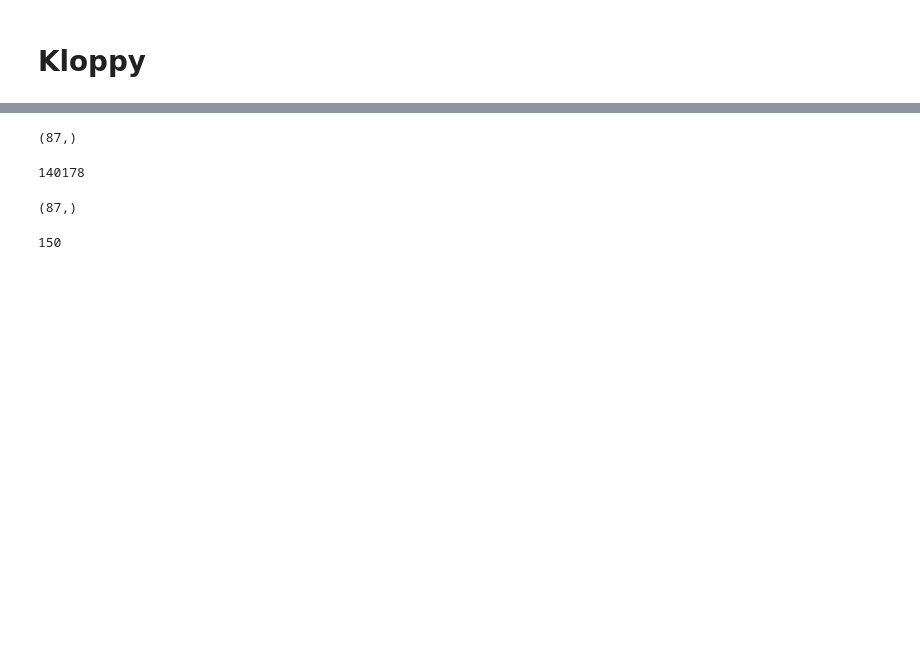
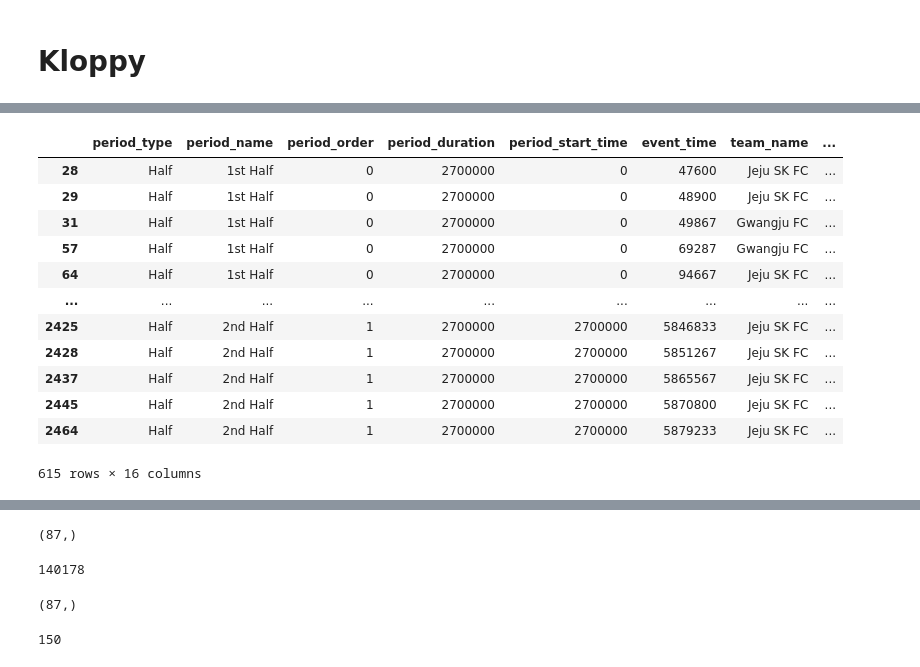
Before and after one commit to leemingo/express-v2, a Jupyter notebook: notebook/2-generate-dataset.ipynb, the cells around one changed output, grey strips where cells are left out. Saved outputs shown, nothing was run; the diff lists cells and outputs as text; code cells hidden in the pictures; blank space fills up the shorter version.

```diff
--- a/notebook/2-generate-dataset.ipynb
+++ b/notebook/2-generate-dataset.ipynb
@@ -100,6 +101,14 @@ def _normalize_coordinate_direction(df, home_team_id):
     else:
         print("Warning: No data found for period 1. Skipping main orientation check.")
     return df_normalized
+# %%
+pressed_error_lst = [126315, 126319, 126325, 126341, 126348,
+                     126350, 126356, 126380, 126386, 126391,
+                     126408, 126433, 126444, 126448, 126466,
+                     126473, 153373, 153379, 153381, 153385,
+                     153390]
+pressed_error_lst = [126341]
+pressed_error_lst = [str(x) for x in pressed_error_lst]
 # %%
 data_path = "/data/MHL/bepro/processed/"
 results = []
@@ -107,6 +116,7 @@ if os.path.exists(data_path):
     match_id_lst = os.listdir(data_path)
     total_dict = {match_id : {} for match_id in match_id_lst}
     for match_id in match_id_lst:
+        if match_id not in pressed_error_lst: continue
         print(f"Load {match_id}")
         with open(f"{data_path}/{match_id}/{match_id}_processed_dict.pkl", "rb") as f:
             match_dict = pickle.load(f)
@@ -121,7 +131,7 @@ if os.path.exists(data_path):
         total_dict[match_id]['tracking_df'] = total_df
         total_dict[match_id]['Home'] = match_dict['teams']['Home']
         total_dict[match_id]['Away'] = match_dict['teams']['Away']
-        break
+
 else:
     match_id_lst = [x.split("-")[-1] for x in os.listdir("/data/MHL/dfl-spoho/raw/")]
     totals = {x : {} for x in match_id_lst}
@@ -193,0 +194,20 @@ total_df.head()
+# %%
+# match_id = match_id_lst[0]
+# match_id = pressed_error_lst[0]
+match_id = "126341"
+
+total_df = total_dict[match_id]['tracking_df']
+home_team = total_dict[match_id]['Home']
+away_team = total_dict[match_id]['Away']
+
+with open(f"{data_path}/{match_id}/{match_id}_processed_dict.pkl", "rb") as f:
+    match_dict = pickle.load(f)
+
+event_df = match_dict['event_df']
+meta_data = match_dict['meta_data']
+teamname2id = {meta_data['home_team']['team_name'] : meta_data['home_team']['team_id'],
+               meta_data['away_team']['team_name'] : meta_data['away_team']['team_id']
+               }
+teamid2name = {meta_data['home_team']['team_id'] : meta_data['home_team']['team_name'],
+               meta_data['away_team']['team_id'] : meta_data['away_team']['team_name']
+               }
@@ -193,0 +253,26 @@ total_df.head()
+# %%
+def get_event_name(x):
+    event_name_lst = []
+    for val in x:
+        if "event_name" in val:
+            event_name_lst.append(val['event_name'])
+        elif "name" in val:
+            event_name_lst.append(val['name'])
+    return event_name_lst
+
+event_df['events_name'] = event_df['events'].apply(get_event_name)
+event_df[event_df['events'].apply(lambda x: len(x)) != 1]
+# %% [output]
+|  | period_type | period_name | period_order | period_duration | period_start_time | event_time | team_name | ... |
+| 28 | Half | 1st Half | 0 | 2700000 | 0 | 47600 | Jeju SK FC | ... |
+| 29 | Half | 1st Half | 0 | 2700000 | 0 | 48900 | Jeju SK FC | ... |
+| 31 | Half | 1st Half | 0 | 2700000 | 0 | 49867 | Gwangju FC | ... |
+| 57 | Half | 1st Half | 0 | 2700000 | 0 | 69287 | Gwangju FC | ... |
+| 64 | Half | 1st Half | 0 | 2700000 | 0 | 94667 | Jeju SK FC | ... |
+| ... | ... | ... | ... | ... | ... | ... | ... | ... |
+| 2425 | Half | 2nd Half | 1 | 2700000 | 2700000 | 5846833 | Jeju SK FC | ... |
+| 2428 | Half | 2nd Half | 1 | 2700000 | 2700000 | 5851267 | Jeju SK FC | ... |
+| 2437 | Half | 2nd Half | 1 | 2700000 | 2700000 | 5865567 | Jeju SK FC | ... |
+| 2445 | Half | 2nd Half | 1 | 2700000 | 2700000 | 5870800 | Jeju SK FC | ... |
+| 2464 | Half | 2nd Half | 1 | 2700000 | 2700000 | 5879233 | Jeju SK FC | ... |
+615 rows × 16 columns
```
Also changed, not shown: parts of 29 cells of this notebook, 12 other files.
